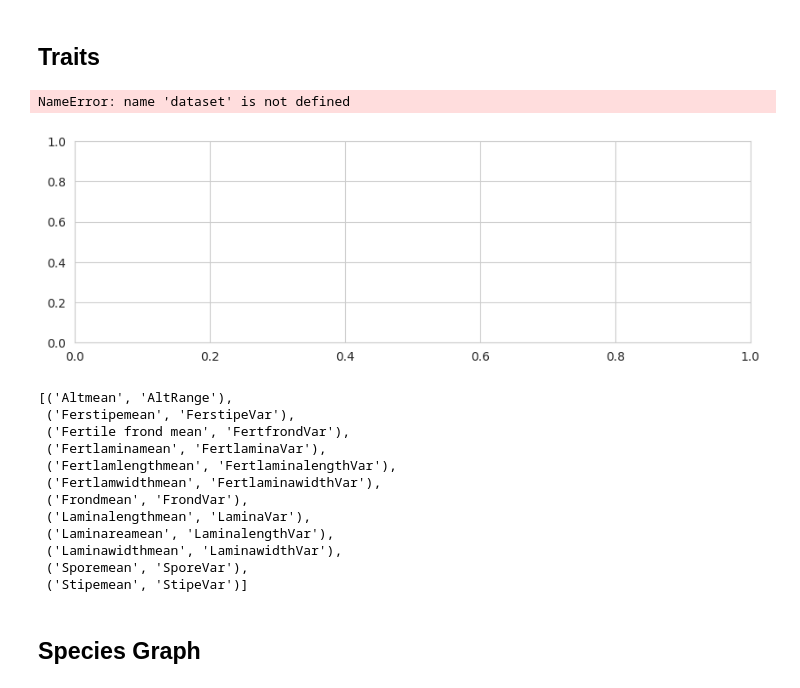
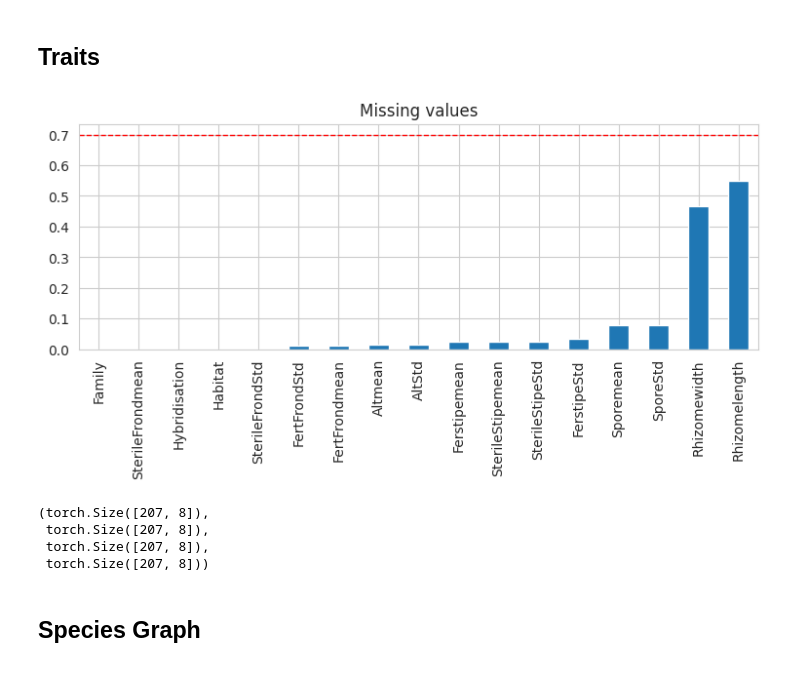
Before and after one commit to simone7monaco/newzeland-plants, a Jupyter notebook: new_dataset.ipynb, the cells around one changed output. Saved outputs shown, nothing was run; the diff lists cells and outputs as text; code cells hidden in the pictures.

```diff
--- a/new_dataset.ipynb
+++ b/new_dataset.ipynb
@@ -8,7 +99,8 @@ from pathlib import Path
 from matplotlib import pyplot as plt
 import seaborn as sns
 sns.set_style('whitegrid')
-data_path = Path('data/Ferns')
+
+data_paths = [Path('data/Ferns'),]
 
 def load_raster(f, grid_step=.1):
     raster = xr.open_dataarray(f)
@@ -17,10 +109,14 @@ def load_raster(f, grid_step=.1):
     raster = raster.coarsen(x=downsample, y=downsample, boundary="trim").sum()
     return raster
 
-species_list = pd.read_excel(data_path / 'Species list.xlsx')
-fig, ax = plt.subplots(2, 1, figsize=(10, 8))
-species_list.Genus.value_counts().plot(kind='bar', ax=ax[0])
-species_list.Family.value_counts().plot(kind='bar', ax=ax[1])
+species_list = [pd.read_excel(data_path / 'Species list.xlsx') for data_path in data_paths if (data_path / 'Species list.xlsx').exists()]
+fig, ax = plt.subplots(2, len(species_list), figsize=(10*len(species_list), 5))
+ax = ax.flatten()
+for i, species_list in enumerate(species_list):
+    species_list.Genus.value_counts().plot(kind='bar', ax=ax[2*i])
+    species_list.Family.value_counts().plot(kind='bar', ax=ax[2*i+1])
+    ax[2*i].set_title(f'Dataset {data_paths[i].stem} - Genera')
+    ax[2*i+1].set_title(f'Dataset {data_paths[i].stem} - Families')
 plt.tight_layout()
 plt.show()
 # %% [output]
@@ -30,34 +126,24 @@ plt.show()
 # %% [markdown]
 ## Traits
 # %%
-traits = pd.read_excel(data_path / 'Traits.xlsx')
-traits_mean = pd.read_excel(data_path / 'Traits.xlsx', sheet_name='Mean').set_index('Species')
-traits_var = pd.read_excel(data_path / 'Traits.xlsx', sheet_name='Var').drop(columns=['Family', 'Habitat', 'Hybridisation']).set_index('Species')
-traits_std = traits_var.apply(np.sqrt).rename(columns=lambda x: x.replace('Var', 'Std'))
-
-traits_all = traits_mean.join(traits_std)
-traits_all = traits_all.drop(index='Hymenophyllum_falklandicum') # missing information
+drop_threshold = 0.7
+for data_path in data_paths:
+    if 'Mean' in pd.ExcelFile(data_path / 'Traits.xlsx').sheet_names:
+        traits_mean = pd.read_excel(data_path / 'Traits.xlsx', sheet_name='Mean').set_index('Species')
+        traits_std = pd.read_excel(data_path / 'Traits.xlsx', sheet_name='Variance').drop(columns=['Family', 'Habitat', 'Hybridisation']).set_index('Species')
+        traits_std = traits_std.apply(np.sqrt).rename(columns=lambda x: x.replace('Var', 'Std'))
+        traits_all = traits_mean.join(traits_std)
+        traits_all = traits_all.drop(index='Hymenophyllum_falklandicum') # missing information
+    else:
+        traits_all = pd.read_excel(data_path / 'Traits.xlsx').set_index('species')
 # traits_all.columns = traits_all.columns.map('_'.join)
 
-fig, ax = plt.subplots(figsize=(10, 3))
-(dataset.dataset.dataset.dataset.traits_all.isna().sum().sort_values() / len(traits_mean)).plot(kind='bar', ax=ax, title='Missing values')
-plt.axhline(y=.6, color='r', linestyle='--', lw=1)
+fig, ax = plt.subplots(1, 1, figsize=(9, 3))
+(traits_all.isna().sum().sort_values() / len(traits_all)).plot(kind='bar', ax=ax, title='Missing values')
+ax.axhline(y=drop_threshold, color='r', linestyle='--', lw=1)
+
+    # remove columns with more than 70% missing values
+traits_all = traits_all.drop(columns=traits_all.columns[(traits_all.isna().sum() / len(traits_all)) > drop_threshold])
 plt.show()
 # %% [output]
-NameError: name 'dataset' is not defined
-[figure, old version]
+[figure, new version]
-# %%
-list(zip(sorted(traits_mean.columns[traits_mean.dtypes.eq('float64')&(traits_mean.columns!='Hybridisation')&~traits_mean.columns.str.startswith('Rhizome')]), sorted(traits_var.columns[traits_var.dtypes == 'float64'])))
-# %% [output]
-[('Altmean', 'AltRange'),
- ('Ferstipemean', 'FerstipeVar'),
- ('Fertile frond mean', 'FertfrondVar'),
- ('Fertlaminamean', 'FertlaminaVar'),
- ('Fertlamlengthmean', 'FertlaminalengthVar'),
- ('Fertlamwidthmean', 'FertlaminawidthVar'),
- ('Frondmean', 'FrondVar'),
- ('Laminalengthmean', 'LaminaVar'),
- ('Laminareamean', 'LaminalengthVar'),
- ('Laminawidthmean', 'LaminawidthVar'),
- ('Sporemean', 'SporeVar'),
- ('Stipemean', 'StipeVar')]
@@ -64 +191,8 @@ list(zip(sorted(traits_mean.columns[traits_mean.dtypes.eq('float64')&(traits_mea
+# %%
+traits_nanmask_mean.shape, traits_mean_torch.shape, traits_nanmask_std.shape, traits_std_torch.shape
+# %% [output]
+(torch.Size([207, 8]),
+ torch.Size([207, 8]),
+ torch.Size([207, 8]),
+ torch.Size([207, 8]))
 # %%
```
Also changed, not shown: parts of 29 cells of this notebook, 20 other files.
